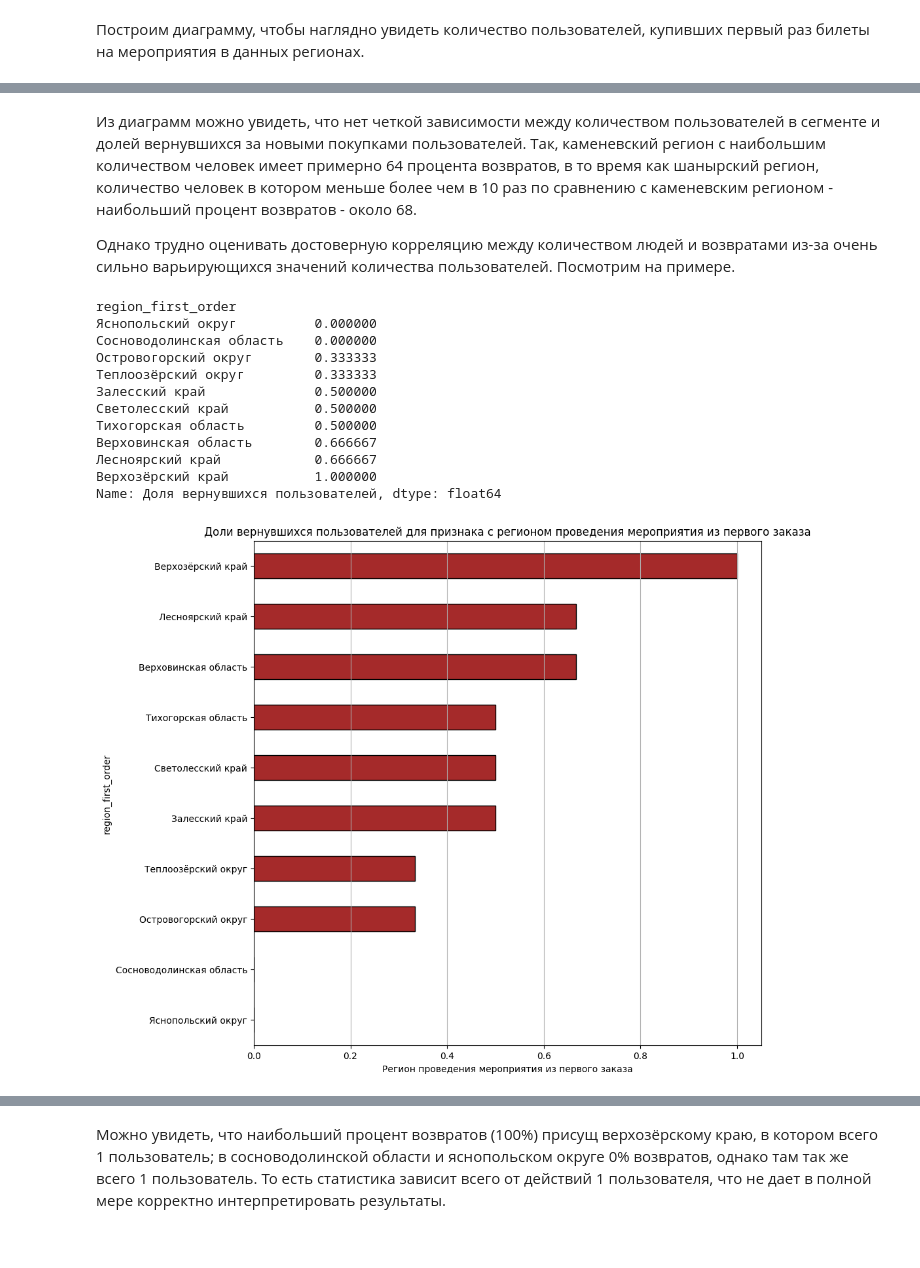
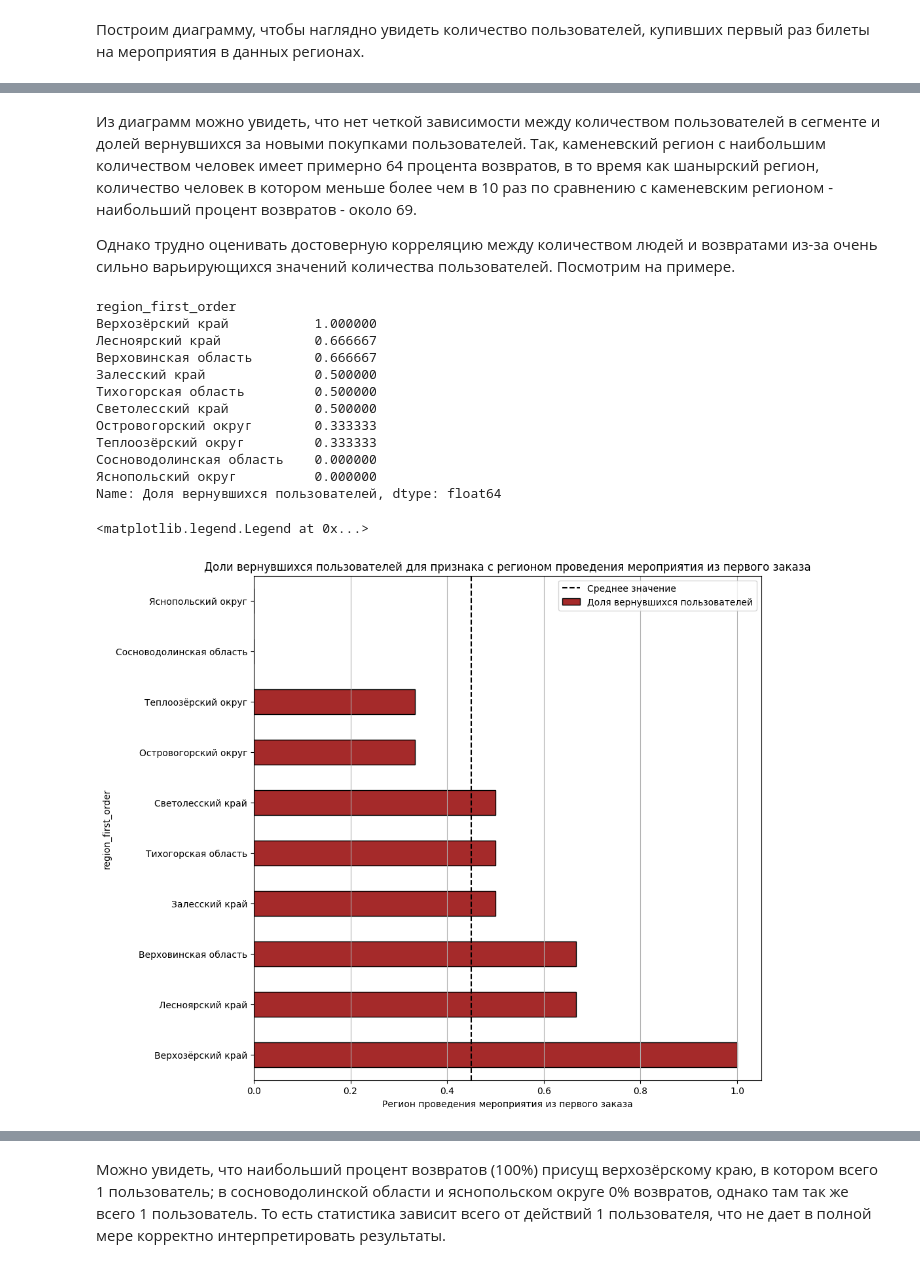
Before and after one commit to AnnaTN/Loyalty_analysis_of_ticket_service_users___Yandex_practicum___, a Jupyter notebook: Итоговый_проект_переделанный.ipynb, the cells around one changed output, grey strips where cells are left out. Saved outputs shown, nothing was run; the diff lists cells and outputs as text; code cells hidden in the pictures.

```diff
--- a/Итоговый_проект_переделанный.ipynb
+++ b/Итоговый_проект_переделанный.ipynb
@@ -630,11 +626,11 @@ memory usage: 11.1 MB
 # %%
-columns = ['order_id', 'revenue', 'tickets_count', 'days_since_prev', 'event_id']
-types = ['integer', 'float', 'integer', 'float', 'integer']
+columns = ['tickets_count', 'days_since_prev']
+types = ['integer', 'float']
 
 for i in range(len(columns)):
     df[columns[i]] = pd.to_numeric(df[columns[i]], downcast=types[i])
 
-df[['order_id', 'revenue', 'tickets_count', 'days_since_prev', 'event_id']].info()
+df[['tickets_count', 'days_since_prev']].info()
 # %% [output]
 <class 'pandas.DataFrame'>
 RangeIndex: 290611 entries, 0 to 290610
@@ -860,0 +910,2 @@ print(f'Было строк в исходном датасете: {start_shape}\
+# %%
+df = df.drop_duplicates(subset=['user_id', 'device_type_canonical', 'order_ts', 'tickets_count', 'revenue_rub', 'event_id', 'service_name', 'event_type_main', 'region_name', 'city_name'])
@@ -1462,7 +1523,7 @@ create_abs_rel('service_name_first_order', 'Билетный оператор п
 def func_is_two(column_name):
     more_2 = user_profile.groupby(by=[column_name])['is_two'].agg(['sum', 'count'])
     more_2['Доля вернувшихся пользователей'] = more_2['sum'] / more_2['count']
-    more_2 = more_2.sort_values(by='Доля вернувшихся пользователей')
+    more_2 = more_2.sort_values(by='Доля вернувшихся пользователей', ascending=False)
     more_2['Доля вернувшихся пользователей']
 
     return more_2
@@ -1541,28 +1611,31 @@ region_2_more.plot(kind='barh', y='count', color='green', edgecolor='black', fig
 # %% [markdown]
-Из диаграмм можно увидеть, что нет четкой зависимости между количеством пользователей в сегменте и долей вернувшихся за новыми покупками пользователей. Так, каменевский регион с наибольшим количеством человек имеет примерно 64 процента возвратов, в то время как шанырский регион, количество человек в котором меньше более чем в 10 раз по сравнению с каменевским регионом - наибольший процент возвратов - около 68.
+Из диаграмм можно увидеть, что нет четкой зависимости между количеством пользователей в сегменте и долей вернувшихся за новыми покупками пользователей. Так, каменевский регион с наибольшим количеством человек имеет примерно 64 процента возвратов, в то время как шанырский регион, количество человек в котором меньше более чем в 10 раз по сравнению с каменевским регионом - наибольший процент возвратов - около 69.
 
 Однако трудно оценивать достоверную корреляцию между количеством людей и возвратами из-за очень сильно варьирующихся значений количества пользователей. Посмотрим на примере.
 # %%
 # выведем 10 сегментов с наименьшим количеством пользователей
-region_2_more_2 = func_is_two('region_first_order').sort_values(by='count')[:10].sort_values(by='Доля вернувшихся пользователей')
+region_2_more_2 = func_is_two('region_first_order').sort_values(by='count')[:10].sort_values(by='Доля вернувшихся пользователей', ascending=False)
 region_2_more_2['Доля вернувшихся пользователей']
 # %% [output]
 region_first_order
-Яснопольский округ          0.000000
-Сосноводолинская область    0.000000
+Верхозёрский край           1.000000
+Лесноярский край            0.666667
+Верховинская область        0.666667
+Залесский край              0.500000
+Тихогорская область         0.500000
+Светолесский край           0.500000
 Островогорский округ        0.333333
 Теплоозёрский округ         0.333333
-Залесский край              0.500000
-Светолесский край           0.500000
-Тихогорская область         0.500000
-Верховинская область        0.666667
-Лесноярский край            0.666667
-Верхозёрский край           1.000000
+Сосноводолинская область    0.000000
+Яснопольский округ          0.000000
 Name: Доля вернувшихся пользователей, dtype: float64
 # %%
 region_2_more_2.plot(kind='barh', y='Доля вернувшихся пользователей', legend=False, color='brown', edgecolor='black', figsize=(10, 10), xlabel='Регион проведения мероприятия из первого заказа', title='Доли вернувшихся пользователей для признака с регионом проведения мероприятия из первого заказа').grid(axis='x')
+plt.axvline(region_2_more_2['Доля вернувшихся пользователей'].mean(), linewidth=1.5, color='black', linestyle='--', label='Среднее значение')
+plt.legend()
 # %% [output]
+<matplotlib.legend.Legend at 0x...>
-[figure, old version]
+[figure, new version]
 # %%
 region_2_more_2.plot(kind='barh', y='count', color='green', edgecolor='black', figsize=(10, 10), xlabel='Количество пользователей в сегменте', legend=False, title='Количество пользователей в регионах').grid(axis='x')
 # %% [output]
```
Also changed, not shown: parts of 114 cells of this notebook, 1 other file.
